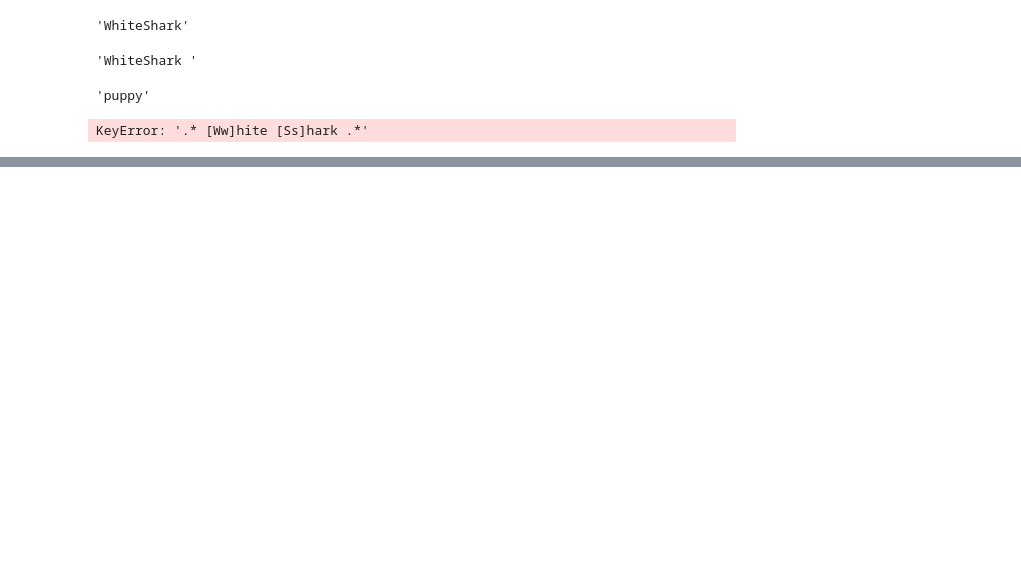
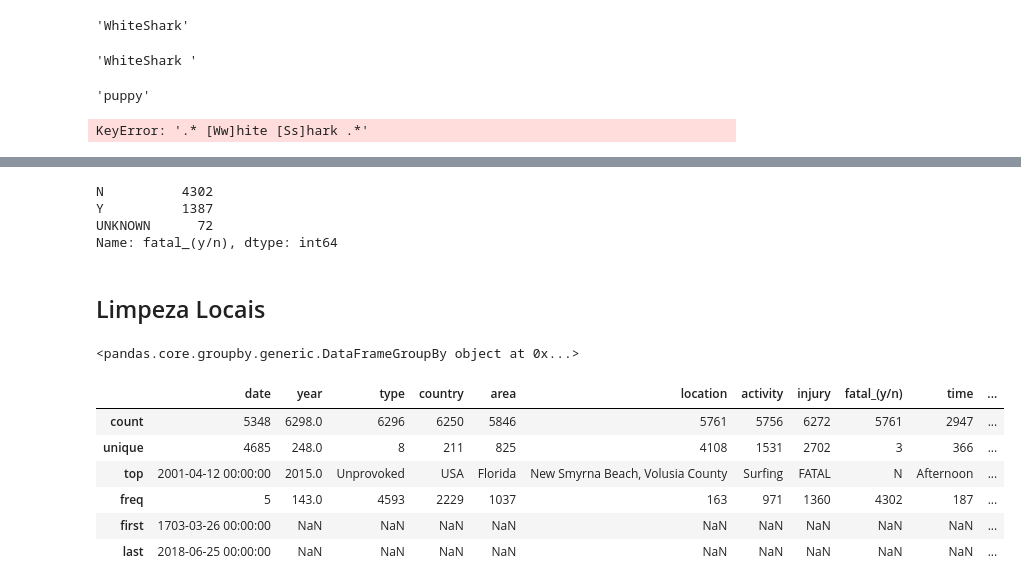
Before and after one commit to carlarbj/Shark_attack, a Jupyter notebook: Shark _attack_project.ipynb, the cells around one changed output, grey strips where cells are left out. Saved outputs shown, nothing was run; the diff lists cells and outputs as text; code cells hidden in the pictures; blank space fills up the shorter version.

```diff
--- a/Shark _attack_project.ipynb
+++ b/Shark _attack_project.ipynb
@@ -468,0 +560,25 @@ array(['WhiteShark', None, '2 m shark', 'TigerShark', "Lemon shark, 3'",
+# %%
+cshark['fatal_(y/n)'].value_counts()
+# %% [output]
+N          4302
+Y          1387
+UNKNOWN      72
+Name: fatal_(y/n), dtype: int64
+# %% [markdown]
+## Limpeza Locais
+# %%
+cshark.groupby(by='species')
+# %% [output]
+<pandas.core.groupby.generic.DataFrameGroupBy object at 0x...>
+# %%
+cshark['year'] = cshark['year'].astype(object)
+# %%
+cshark.describe()
+# %% [output]
+|  | date | year | type | country | area | location | activity | injury | fatal_(y/n) | time | ... |
+| count | 5348 | 6298.0 | 6296 | 6250 | 5846 | 5761 | 5756 | 6272 | 5761 | 2947 | ... |
+| unique | 4685 | 248.0 | 8 | 211 | 825 | 4108 | 1531 | 2702 | 3 | 366 | ... |
+| top | 2001-04-12 00:00:00 | 2015.0 | Unprovoked | USA | Florida | New Smyrna Beach, Volusia County | Surfing | FATAL | N | Afternoon | ... |
+| freq | 5 | 143.0 | 4593 | 2229 | 1037 | 163 | 971 | 1360 | 4302 | 187 | ... |
+| first | 1703-03-26 00:00:00 | NaN | NaN | NaN | NaN | NaN | NaN | NaN | NaN | NaN | ... |
+| last | 2018-06-25 00:00:00 | NaN | NaN | NaN | NaN | NaN | NaN | NaN | NaN | NaN | ... |
```
Also changed, not shown: parts of 14 cells of this notebook.
